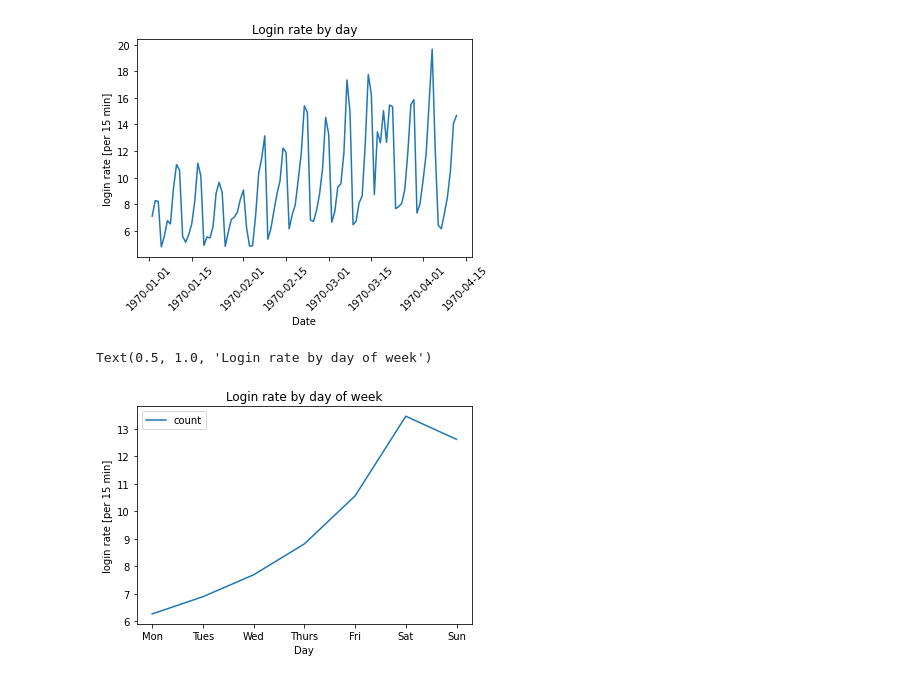
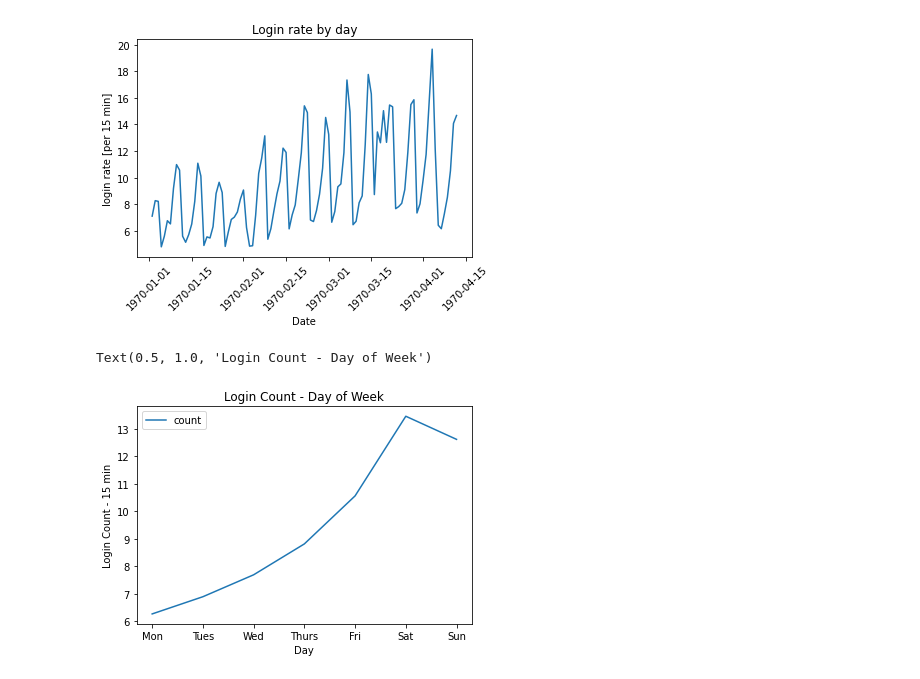
Before and after one commit to ChadDelany/challenge_ultimate, a Jupyter notebook: challenge_ultimate.ipynb, the cells around one changed output. Saved outputs shown, nothing was run; the diff lists cells and outputs as text; code cells hidden in the pictures.

```diff
--- a/challenge_ultimate.ipynb
+++ b/challenge_ultimate.ipynb
@@ -59,12 +63,12 @@ Text(0.5, 1.0, 'Login rate by day')
 # %%
 # Plot Mean Count by Day of the Week
 logins_count_week = logins_count_15min["1970-01-02" : "1970-04-12"].groupby(logins_count_15min["1970-01-02" : "1970-04-12"].index.weekday).mean()
 logins_count_week.index.name = "Day"
 
 logins_count_week.plot(y="count")
 plt.xticks(ticks=range(7), labels=["Mon", "Tues", "Wed", "Thurs", "Fri", "Sat", "Sun"])
-plt.ylabel("login rate [per 15 min]")
-plt.title("Login rate by day of week")
+plt.ylabel("Login Count - 15 min")
+plt.title("Login Count - Day of Week")
 # %% [output]
-Text(0.5, 1.0, 'Login rate by day of week')
+Text(0.5, 1.0, 'Login Count - Day of Week')
-[figure, old version]
+[figure, new version]
```
Also changed, not shown: parts of 4 cells of this notebook.
